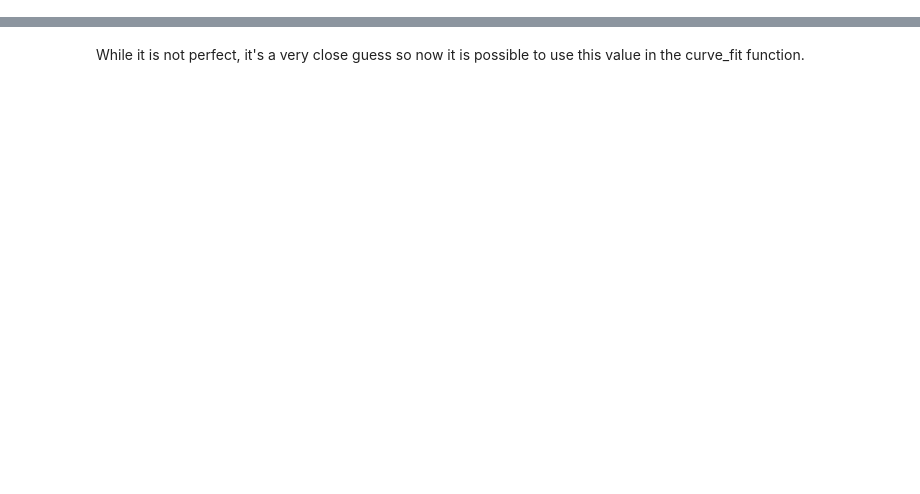
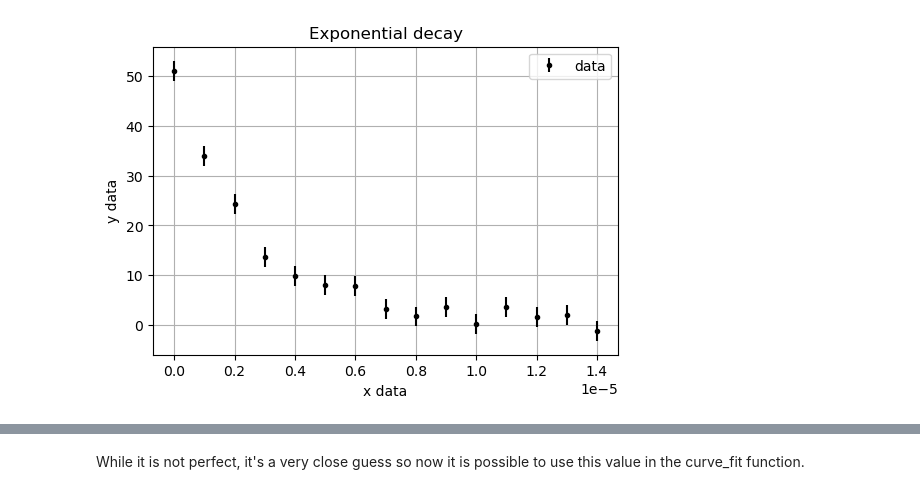
Before and after one commit to UCD-Physics/Python-HowTos, a Jupyter notebook: Curve_fit.ipynb, the cells around one changed output, grey strips where cells are left out. Cells and saved outputs as stored; diff of their text form; code cells hidden in the pictures; blank space fills up the shorter version.

```diff
--- a/Curve_fit.ipynb
+++ b/Curve_fit.ipynb
@@ -127,0 +132,13 @@ plt.legend(loc = 'upper right');
+# %%
+xdata, ydata, ydata_err = np.loadtxt('exp_data_errors.txt', unpack = True)
+# %%
+# plot the raw data
+
+plt.errorbar(xdata, ydata, yerr=ydata_err, fmt=".", color = 'black', label = 'data')
+plt.grid(True)
+plt.xlabel('x data')
+plt.ylabel('y data')
+plt.legend(loc = 'upper right');
+plt.title("Exponential decay");
+# %% [output]
+[figure, added]
```
Also changed, not shown: parts of 41 cells of this notebook, 4 other files.
